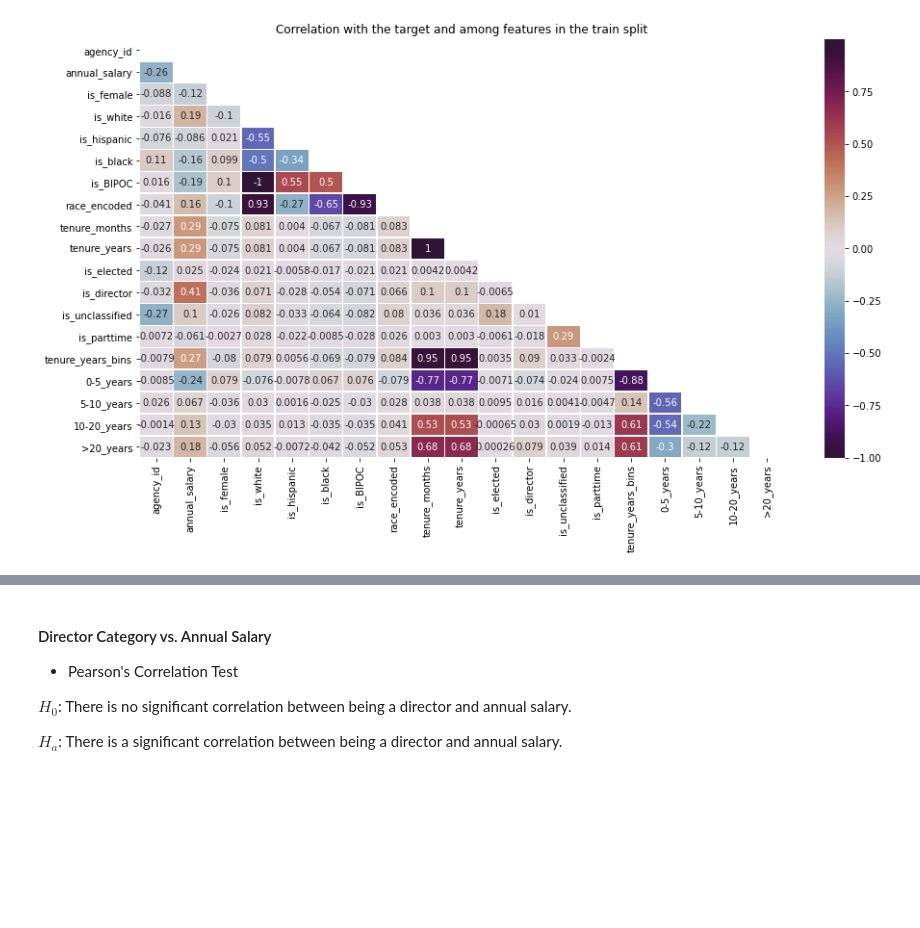
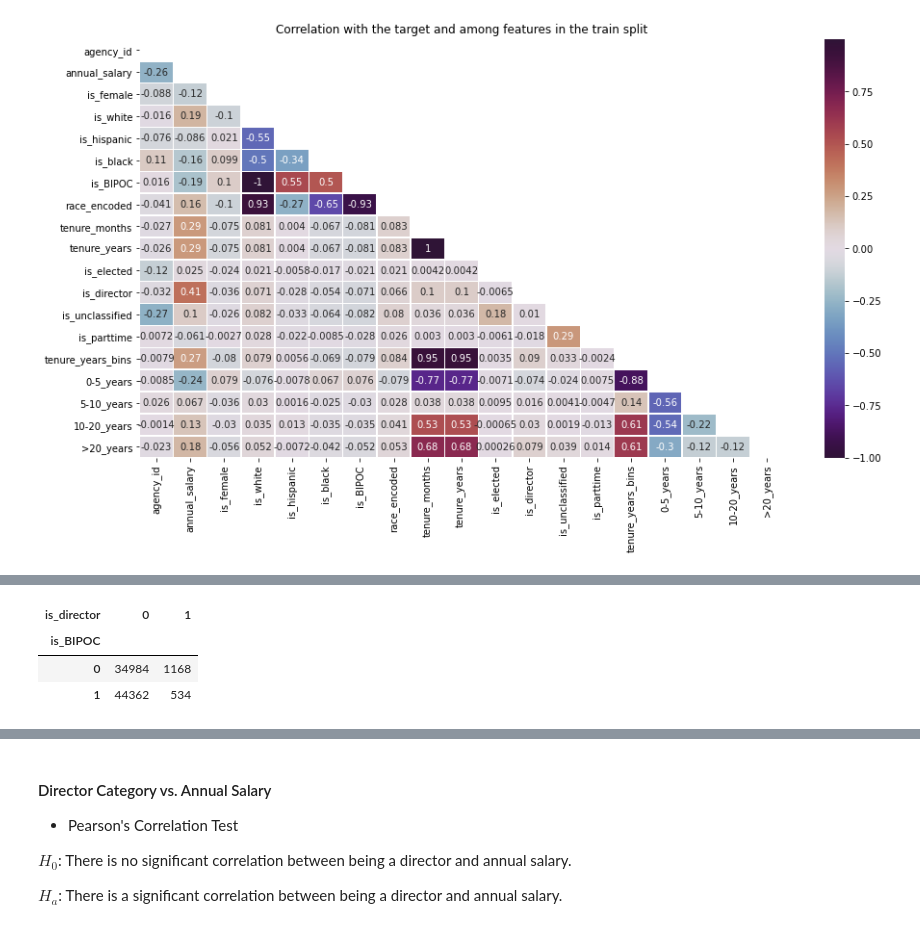
Before and after one commit to Texas-Government-Employee-Salaries/Predicting-Salaries, a Jupyter notebook: final_notebook.ipynb, the cells around one changed output, grey strips where cells are left out. Saved outputs shown, nothing was run; the diff lists cells and outputs as text; code cells hidden in the pictures; blank space fills up the shorter version.

```diff
--- a/final_notebook.ipynb
+++ b/final_notebook.ipynb
@@ -506,0 +646,9 @@ Based on our EDA, we will be testing the following hypotheses:
+# %%
+# crosstab to make a 'contingency' table
+observed = pd.crosstab(train.is_BIPOC, train.is_director)
+observed
+# %% [output]
+| is_director | 0 | 1 |
+| is_BIPOC |  |  |
+| 0 | 34984 | 1168 |
+| 1 | 44362 | 534 |
```
Also changed, not shown: parts of 25 cells of this notebook.
